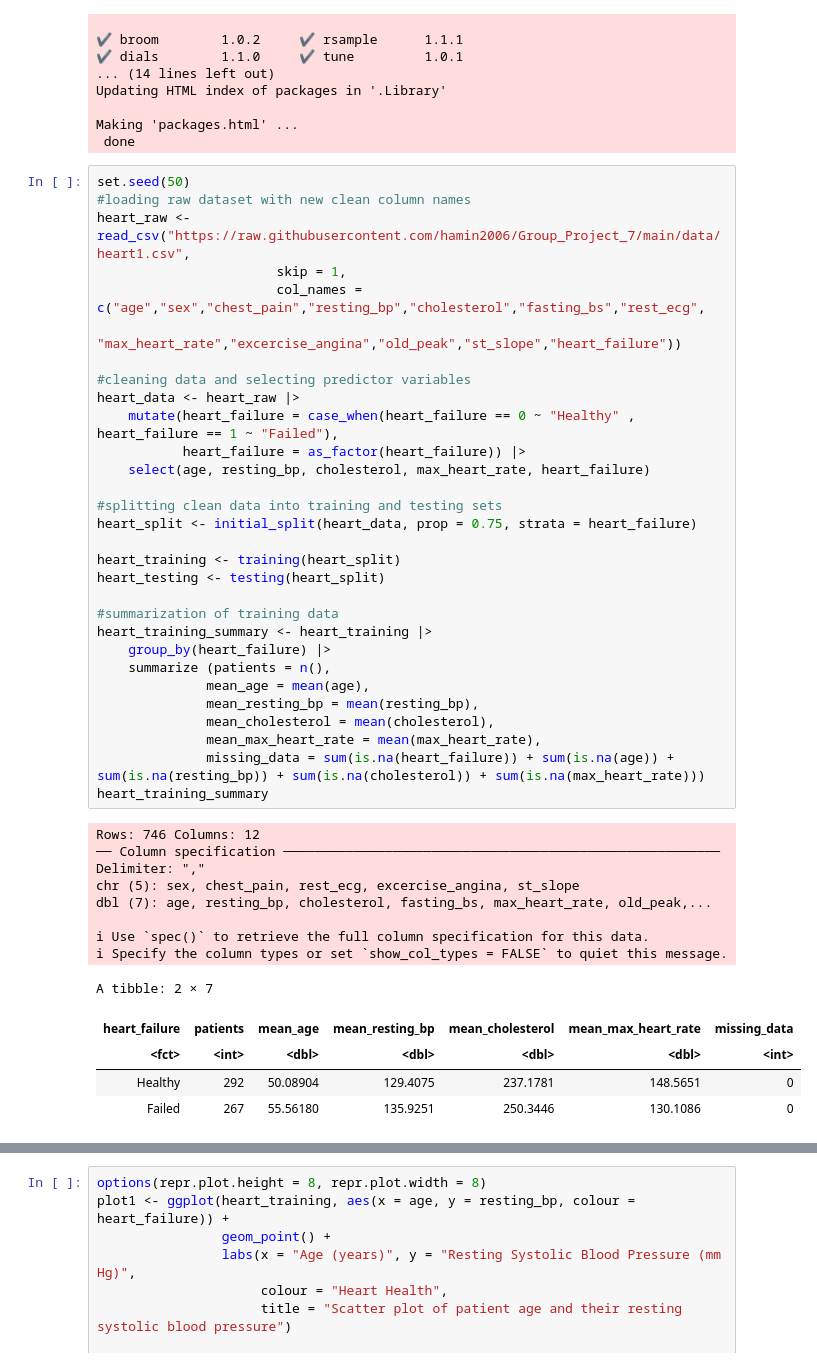
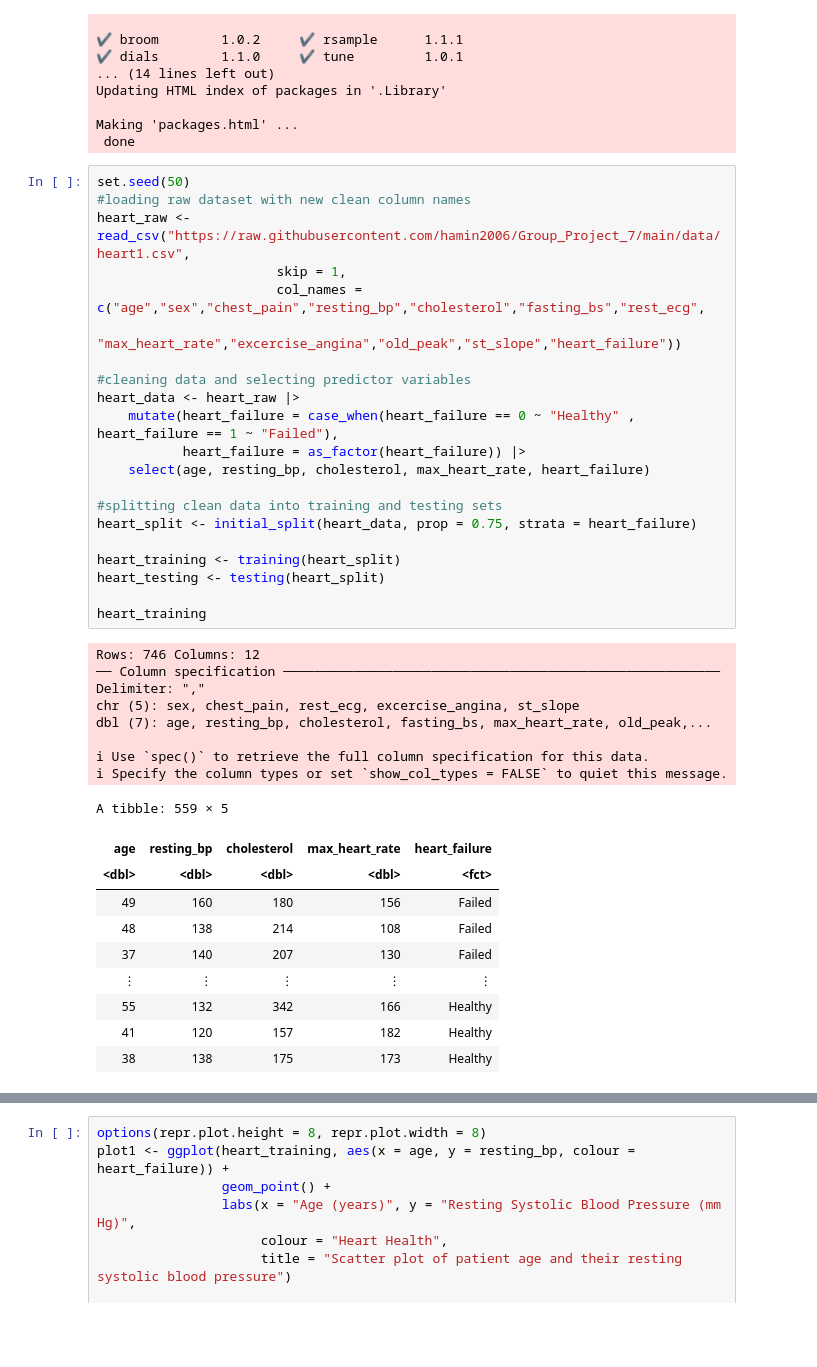
Before and after one commit to hamin2006/Group_Project_7, a Jupyter notebook: project_proposal_group7.ipynb, the cells around one changed output, grey strips where cells are left out. Cells and saved outputs as stored; diff of their text form; blank space fills up the shorter version.

```diff
--- a/project_proposal_group7.ipynb
+++ b/project_proposal_group7.ipynb
@@ -28,44 +35,40 @@ Making 'packages.html' ...
 # %%
 set.seed(50)
 #loading raw dataset with new clean column names
 heart_raw <- read_csv("https://raw.githubusercontent.com/hamin2006/Group_Project_7/main/data/heart1.csv",
                        skip = 1,
                        col_names = c("age","sex","chest_pain","resting_bp","cholesterol","fasting_bs","rest_ecg",
                                     "max_heart_rate","excercise_angina","old_peak","st_slope","heart_failure"))
 
 #cleaning data and selecting predictor variables
 heart_data <- heart_raw |>
     mutate(heart_failure = case_when(heart_failure == 0 ~ "Healthy" , heart_failure == 1 ~ "Failed"),
            heart_failure = as_factor(heart_failure)) |>
     select(age, resting_bp, cholesterol, max_heart_rate, heart_failure)
 
 #splitting clean data into training and testing sets
 heart_split <- initial_split(heart_data, prop = 0.75, strata = heart_failure)
 
 heart_training <- training(heart_split)
 heart_testing <- testing(heart_split)
 
-#summarization of training data
-heart_training_summary <- heart_training |>
-    group_by(heart_failure) |>
-    summarize (patients = n(),
-              mean_age = mean(age),
-              mean_resting_bp = mean(resting_bp),
-              mean_cholesterol = mean(cholesterol),
-              mean_max_heart_rate = mean(max_heart_rate),
-              missing_data = sum(is.na(heart_failure)) + sum(is.na(age)) + sum(is.na(resting_bp)) + sum(is.na(cholesterol)) + sum(is.na(max_heart_rate)))
-heart_training_summary
+heart_training
 # %% [output]
 Rows: 746 Columns: 12
 ── Column specification ────────────────────────────────────────────────────────
 Delimiter: ","
 chr (5): sex, chest_pain, rest_ecg, excercise_angina, st_slope
 dbl (7): age, resting_bp, cholesterol, fasting_bs, max_heart_rate, old_peak,...
 
 ℹ Use `spec()` to retrieve the full column specification for this data.
 ℹ Specify the column types or set `show_col_types = FALSE` to quiet this message.
-A tibble: 2 × 7
+A tibble: 559 × 5
-| heart_failure | patients | mean_age | mean_resting_bp | mean_cholesterol | mean_max_heart_rate | missing_data |
-| <fct> | <int> | <dbl> | <dbl> | <dbl> | <dbl> | <int> |
-| Healthy | 292 | 50.08904 | 129.4075 | 237.1781 | 148.5651 | 0 |
-| Failed | 267 | 55.56180 | 135.9251 | 250.3446 | 130.1086 | 0 |
+| age | resting_bp | cholesterol | max_heart_rate | heart_failure |
+| <dbl> | <dbl> | <dbl> | <dbl> | <fct> |
+| 49 | 160 | 180 | 156 | Failed |
+| 48 | 138 | 214 | 108 | Failed |
+| 37 | 140 | 207 | 130 | Failed |
+| ⋮ | ⋮ | ⋮ | ⋮ | ⋮ |
+| 55 | 132 | 342 | 166 | Healthy |
+| 41 | 120 | 157 | 182 | Healthy |
+| 38 | 138 | 175 | 173 | Healthy |
```
Also changed, not shown: parts of 6 cells of this notebook.
